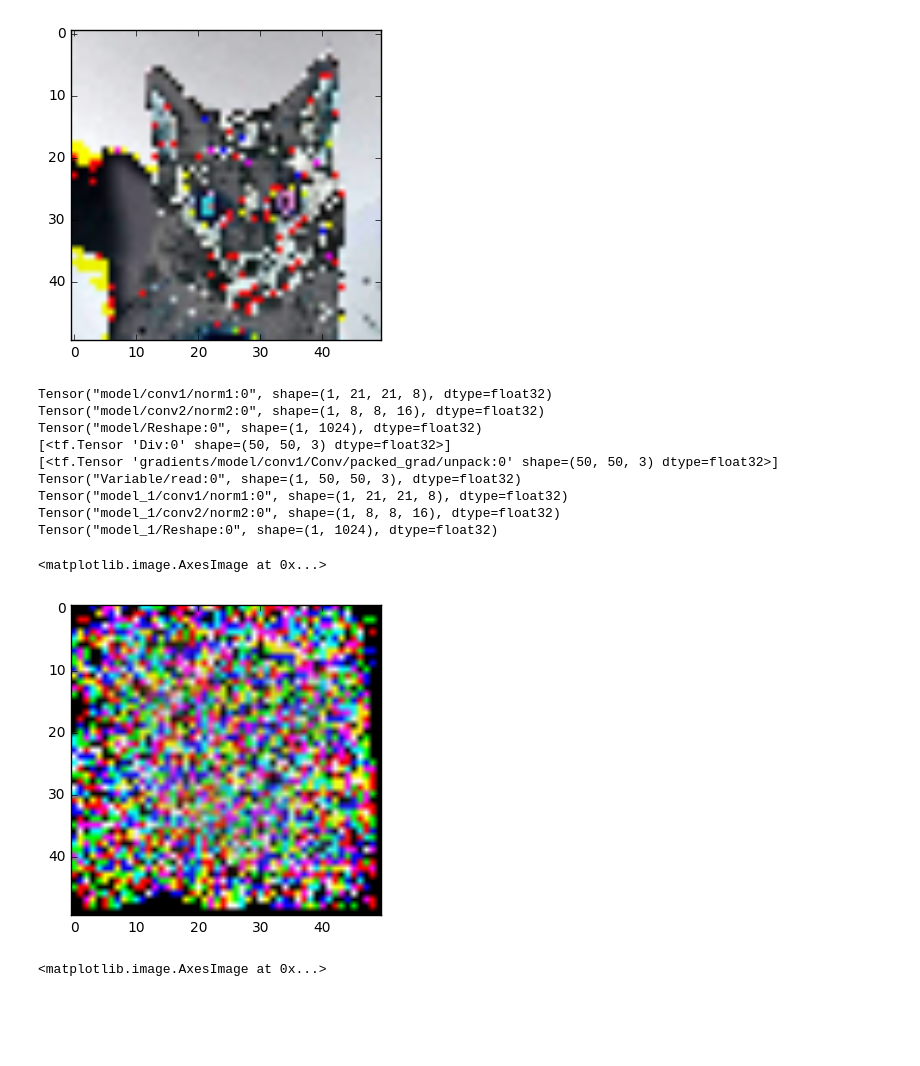
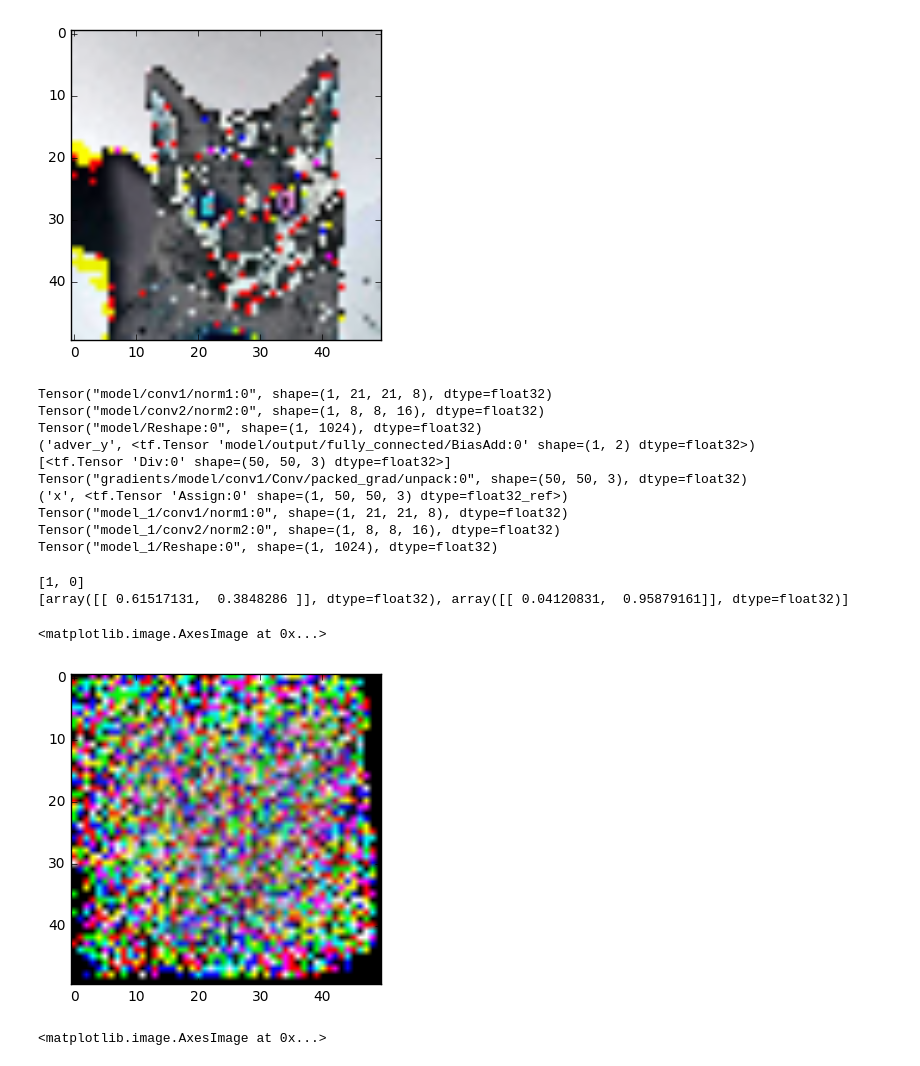
Before and after one commit to wichersn/kaggle_cat_dog_recognize_tf, a Jupyter notebook: visualize_predictions.ipynb, the cells around one changed output. Saved outputs shown, nothing was run; the diff lists cells and outputs as text; code cells hidden in the pictures; blank space fills up the shorter version.

```diff
--- a/visualize_predictions.ipynb
+++ b/visualize_predictions.ipynb
@@ -267,26 +267,34 @@ y_ = [labels[0]]
 with tf.variable_scope("model") as scope:
     adver_y = model.model(images, False)
 
+soft_adver_y = tf.nn.softmax(adver_y)
+
+print("adver_y", adver_y)
+
 shifted_y_ = tf.concat(1, [tf.slice(y_, [0,1], [-1,1]), tf.slice(y_, [0,0], [-1,1])])
 adver_loss = model.get_loss(adver_y, shifted_y_)
 
-grad = [tf.gradients(adver_loss, images)[0]]
+grad = tf.gradients(adver_loss, images)[0]
 
 print(images)
 print(grad)
 
 #x = [images[0] - grad[0]*100]
-x = tf.Variable(images, trainable=False)
-print(x)
-x = x.assign_sub([grad[0]*100])
+x = tf.Variable(images, expected_shape=[1, 50, 50, 3], trainable=False)
 
+x = x.assign(x-tf.sign(grad)*.05)
+#x = images
+print("x", x)
 
 with tf.variable_scope("model") as scope:
     scope.reuse_variables()
     y = model.model(x, True)
 
-#saver = tf.train.Saver()
-#saver.restore(sess, "../saved_models/model.ckpt")
+soft_y = tf.nn.softmax(y)
+
+
+saver = tf.train.Saver(var_list=tf.get_collection(tf.GraphKeys.MODEL_VARIABLES))
+saver.restore(sess, "../saved_models/model.ckpt")
 
 #loss = model.get_loss(y, y_)
 #error = model.get_error(y, y_)
@@ -297,19 +305,26 @@ sess.run(tf.global_variables_initializer())
 Tensor("model/conv1/norm1:0", shape=(1, 21, 21, 8), dtype=float32)
 Tensor("model/conv2/norm2:0", shape=(1, 8, 8, 16), dtype=float32)
 Tensor("model/Reshape:0", shape=(1, 1024), dtype=float32)
+('adver_y', <tf.Tensor 'model/output/fully_connected/BiasAdd:0' shape=(1, 2) dtype=float32>)
 [<tf.Tensor 'Div:0' shape=(50, 50, 3) dtype=float32>]
-[<tf.Tensor 'gradients/model/conv1/Conv/packed_grad/unpack:0' shape=(50, 50, 3) dtype=float32>]
-Tensor("Variable/read:0", shape=(1, 50, 50, 3), dtype=float32)
+Tensor("gradients/model/conv1/Conv/packed_grad/unpack:0", shape=(50, 50, 3), dtype=float32)
+('x', <tf.Tensor 'Assign:0' shape=(1, 50, 50, 3) dtype=float32_ref>)
 Tensor("model_1/conv1/norm1:0", shape=(1, 21, 21, 8), dtype=float32)
 Tensor("model_1/conv2/norm2:0", shape=(1, 8, 8, 16), dtype=float32)
 Tensor("model_1/Reshape:0", shape=(1, 1024), dtype=float32)
+# %%
+print(labels[0])
+print(sess.run([soft_adver_y, soft_y]))
+# %% [output]
+[1, 0]
+[array([[ 0.61517131,  0.3848286 ]], dtype=float32), array([[ 0.04120831,  0.95879161]], dtype=float32)]
 # %%
-img = grad[0].eval(session=sess)
+img = grad.eval(session=sess)
 converted_img = (img * (255/img.max())).astype(int)
 plt.imshow(converted_img)
 # %% [output]
 <matplotlib.image.AxesImage at 0x...>
-[figure, old version]
+[figure, new version]
 # %%
 img = images[0].eval(session=sess)
 converted_img = (img * (255/img.max())).astype(int)
```
Also changed, not shown: parts of 4 cells of this notebook, 4 other files.
